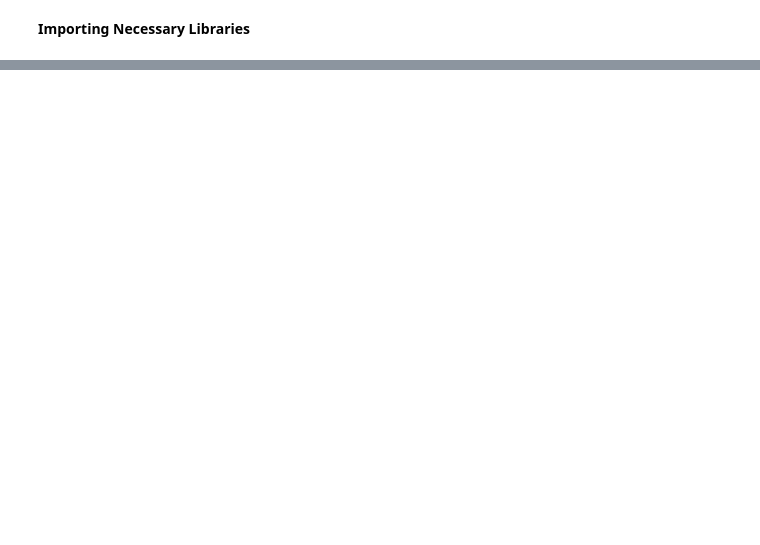
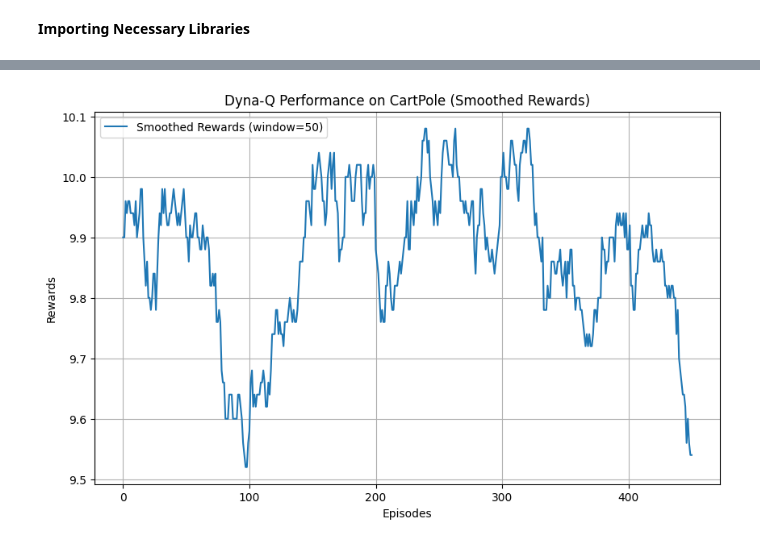
Before and after one commit to AnushkaMazumdar2/Re-inforcement-Learning, a Jupyter notebook: 2348505_Lab6(RL).ipynb, the cells around one changed output, grey strips where cells are left out. Saved outputs shown, nothing was run; the diff lists cells and outputs as text; code cells hidden in the pictures; blank space fills up the shorter version.

```diff
--- a/2348505_Lab6(RL).ipynb
+++ b/2348505_Lab6(RL).ipynb
@@ -173,0 +15,7 @@ Total Training Episodes: 20
+# %%
+env = gym.make("CartPole-v1")
+
+state_dim = env.observation_space.shape[0]
+action_dim = env.action_space.n
+
+print(f"State Dimension: {state_dim}, Action Dimension: {action_dim}")
@@ -173,0 +144,17 @@ Total Training Episodes: 20
+# %%
+def plot_smoothed_rewards(rewards, window_size=10):
+    smoothed_rewards = np.convolve(rewards, np.ones(window_size)/window_size, mode='valid')
+
+    plt.figure(figsize=(10, 6))
+    plt.plot(smoothed_rewards, label=f"Smoothed Rewards (window={window_size})")
+    plt.xlabel("Episodes")
+    plt.ylabel("Rewards")
+    plt.title("Dyna-Q Performance on CartPole (Smoothed Rewards)")
+    plt.legend()
+    plt.grid()
+    plt.show()
+
+# Visualize smoothed rewards
+plot_smoothed_rewards(rewards, window_size=50)
+# %% [output]
+[figure, added]
```
Also changed, not shown: parts of 18 cells of this notebook.
